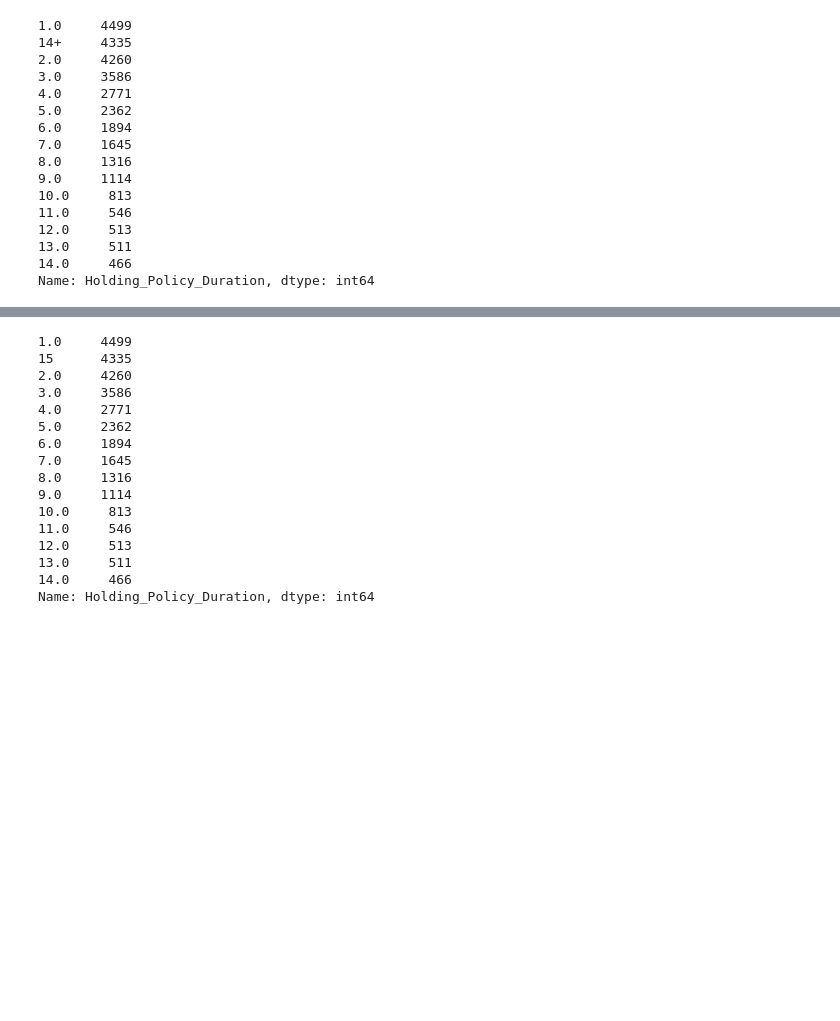
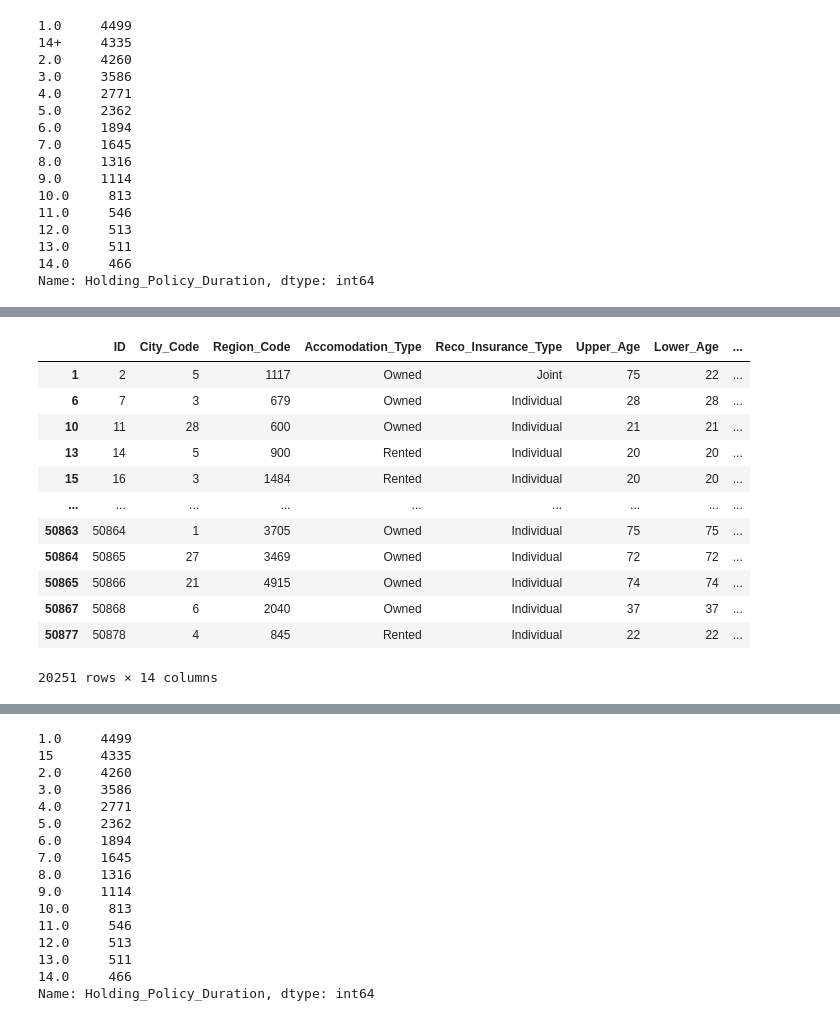
Before and after one commit to Suchitra-Majumdar/Health_Insurance_Lead_Prediction, a Jupyter notebook: Health Insurance Lead Prediction.ipynb, the cells around one changed output, grey strips where cells are left out. Cells and saved outputs as stored; diff of their text form; code cells hidden in the pictures; blank space fills up the shorter version.

```diff
--- a/Health Insurance Lead Prediction.ipynb
+++ b/Health Insurance Lead Prediction.ipynb
@@ -184,0 +219,2 @@ df['Holding_Policy_Duration'] = df['Holding_Policy_Duration'].replace('14+',15)
+# %%
+df['Holding_Policy_Duration'] = df['Holding_Policy_Duration'].astype(float)
@@ -184,0 +247,16 @@ df['Holding_Policy_Duration'] = df['Holding_Policy_Duration'].replace('14+',15)
+# %%
+df[df['Holding_Policy_Type'].isnull()]
+# %% [output]
+|  | ID | City_Code | Region_Code | Accomodation_Type | Reco_Insurance_Type | Upper_Age | Lower_Age | ... |
+| 1 | 2 | 5 | 1117 | Owned | Joint | 75 | 22 | ... |
+| 6 | 7 | 3 | 679 | Owned | Individual | 28 | 28 | ... |
+| 10 | 11 | 28 | 600 | Owned | Individual | 21 | 21 | ... |
+| 13 | 14 | 5 | 900 | Rented | Individual | 20 | 20 | ... |
+| 15 | 16 | 3 | 1484 | Rented | Individual | 20 | 20 | ... |
+| ... | ... | ... | ... | ... | ... | ... | ... | ... |
+| 50863 | 50864 | 1 | 3705 | Owned | Individual | 75 | 75 | ... |
+| 50864 | 50865 | 27 | 3469 | Owned | Individual | 72 | 72 | ... |
+| 50865 | 50866 | 21 | 4915 | Owned | Individual | 74 | 74 | ... |
+| 50867 | 50868 | 6 | 2040 | Owned | Individual | 37 | 37 | ... |
+| 50877 | 50878 | 4 | 845 | Rented | Individual | 22 | 22 | ... |
+20251 rows × 14 columns
```
Also changed, not shown: parts of 81 cells of this notebook, 11 other files.
